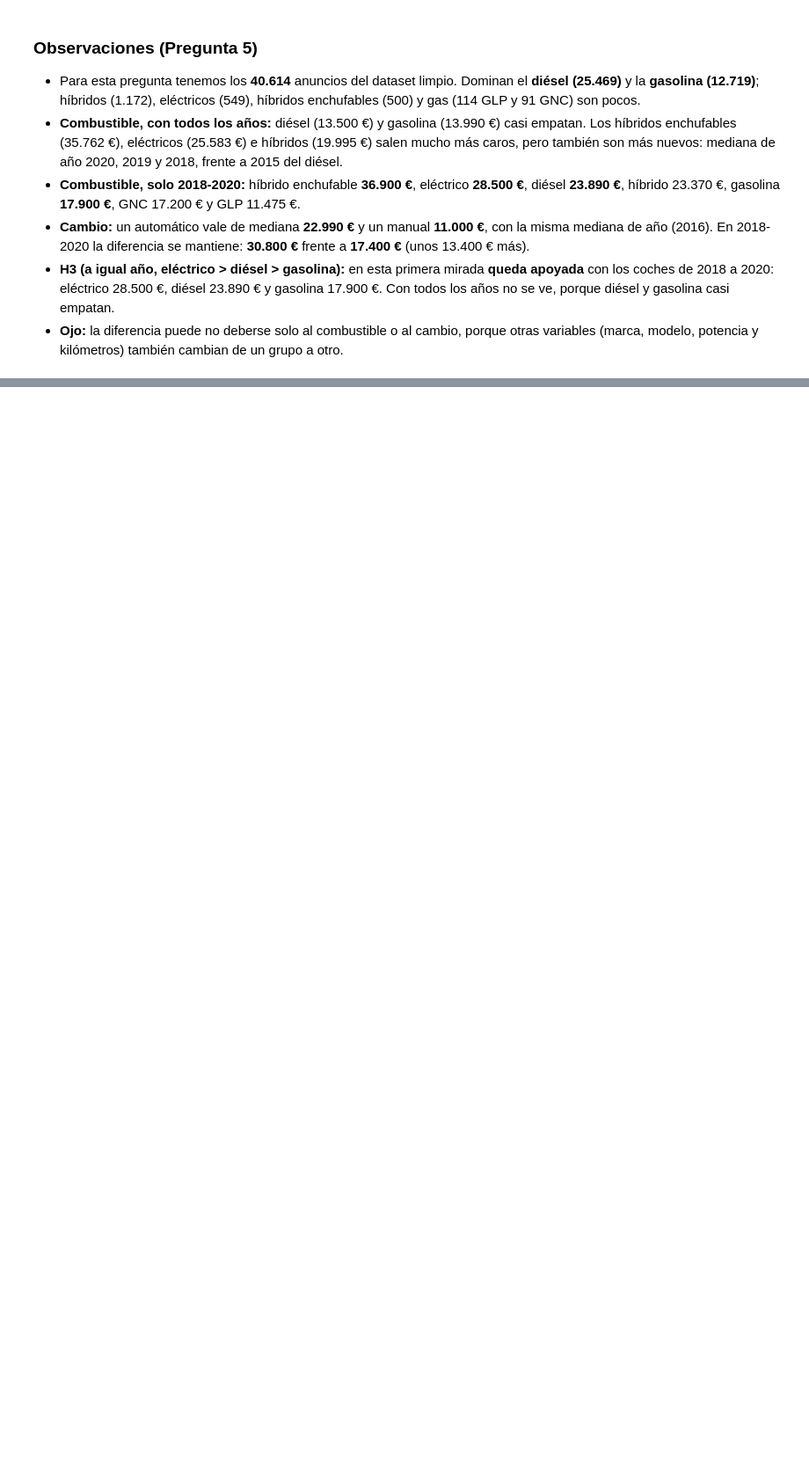
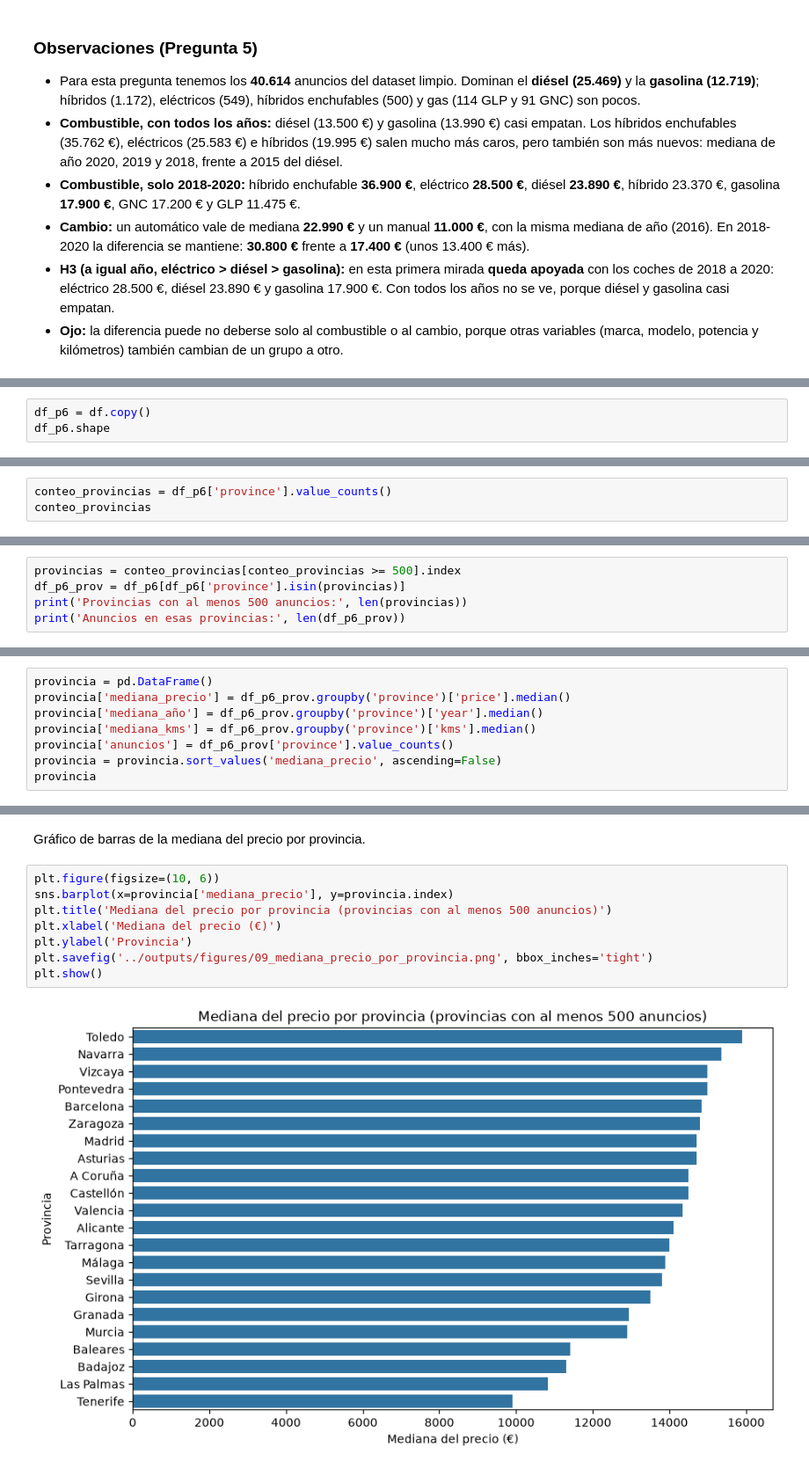
Before and after one commit to rusamen86/tfm-p1-precio-coches, a Jupyter notebook: notebooks/02b_preguntas_eda.ipynb, the cells around one changed output, grey strips where cells are left out. Shown at 88% size. Drawn from its saved outputs; the diff is of its cells as text; blank space fills up the shorter version.

```diff
--- a/notebooks/02b_preguntas_eda.ipynb
+++ b/notebooks/02b_preguntas_eda.ipynb
@@ -572,0 +579,3 @@ plt.show()
+# %%
+df_p6 = df.copy()
+df_p6.shape
@@ -572,0 +586,3 @@ plt.show()
+# %%
+conteo_provincias = df_p6['province'].value_counts()
+conteo_provincias
@@ -572,0 +609,5 @@ plt.show()
+# %%
+provincias = conteo_provincias[conteo_provincias >= 500].index
+df_p6_prov = df_p6[df_p6['province'].isin(provincias)]
+print('Provincias con al menos 500 anuncios:', len(provincias))
+print('Anuncios en esas provincias:', len(df_p6_prov))
@@ -572,0 +619,8 @@ plt.show()
+# %%
+provincia = pd.DataFrame()
+provincia['mediana_precio'] = df_p6_prov.groupby('province')['price'].median()
+provincia['mediana_año'] = df_p6_prov.groupby('province')['year'].median()
+provincia['mediana_kms'] = df_p6_prov.groupby('province')['kms'].median()
+provincia['anuncios'] = df_p6_prov['province'].value_counts()
+provincia = provincia.sort_values('mediana_precio', ascending=False)
+provincia
@@ -572,0 +646,12 @@ plt.show()
+# %% [markdown]
+Gráfico de barras de la mediana del precio por provincia.
+# %%
+plt.figure(figsize=(10, 6))
+sns.barplot(x=provincia['mediana_precio'], y=provincia.index)
+plt.title('Mediana del precio por provincia (provincias con al menos 500 anuncios)')
+plt.xlabel('Mediana del precio (€)')
+plt.ylabel('Provincia')
+plt.savefig('../outputs/figures/09_mediana_precio_por_provincia.png', bbox_inches='tight')
+plt.show()
+# %% [output]
+[figure, added]
```
Also changed, not shown: parts of 15 cells of this notebook, 1 other file.
